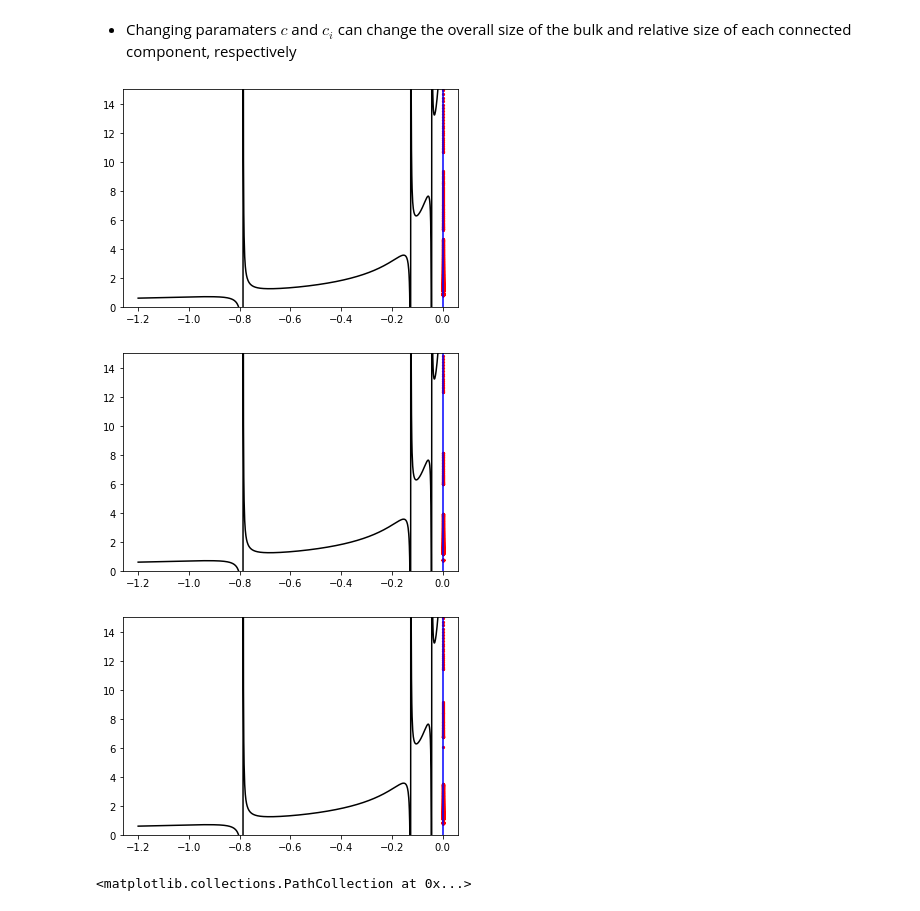
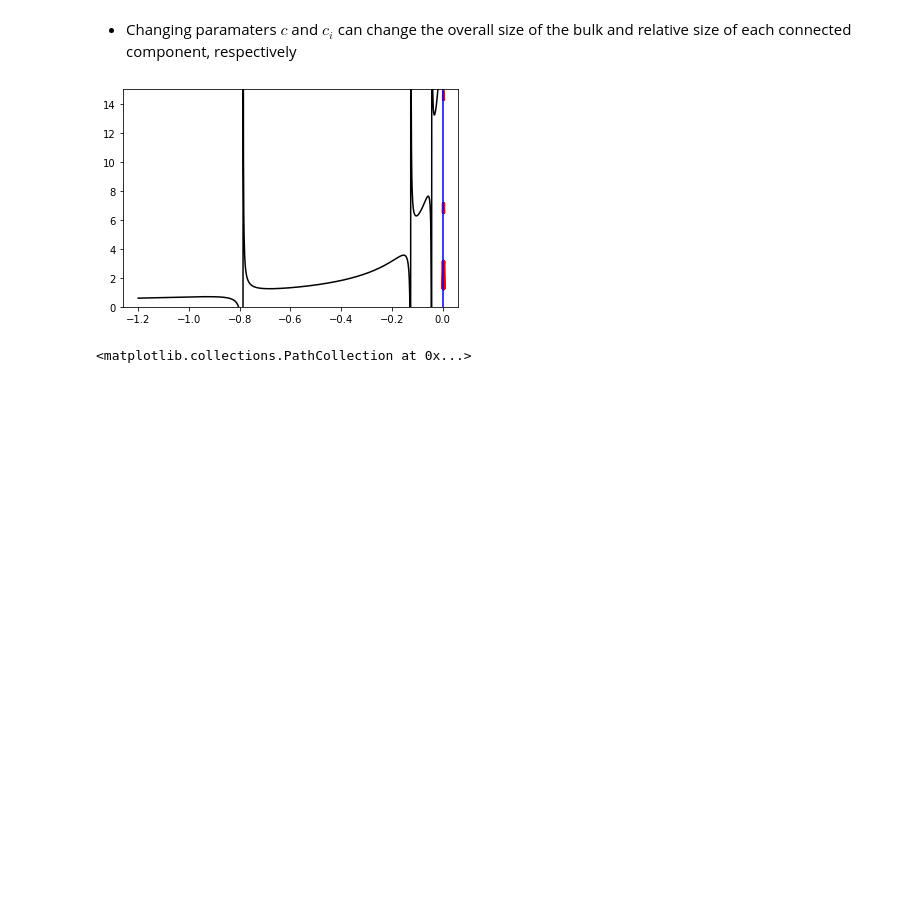
Before and after one commit to leonardocunha2107/TMA, a Jupyter notebook: tp2.ipynb, the cells around one changed output. Saved outputs shown, nothing was run; the diff lists cells and outputs as text; code cells hidden in the pictures; blank space fills up the shorter version.

```diff
--- a/tp2.ipynb
+++ b/tp2.ipynb
@@ -91,35 +91,35 @@ plt.plot(xs,fs)
 [figure]
 # %% [markdown]
 - Changing paramaters $c$ and $c_i$ can change the overall size of the bulk and relative size of each connected component, respectively
+# %%
+L_R=np.array([1,5,10])
 # %%
 ##tracing x(t)
 
 def x_t(t,u,c=0.15,p=None):
     if p is None: p=np.ones(len(u))/len(u)
-    return -1/t+c*((p*u)[None,:]/(t[:,None]*u[None,:]+1)).mean(axis=1)
+    return -1/t+c*((p*u)[None,:]/(t[:,None]*u[None,:]+1)).sum(axis=1)
 def plot_xt(c=0.06,p=None):
     t=np.linspace(-1.2,-0.0,1000,endpoint=False)
     xs=x_t(t,L_R,c,p)
     plt.ylim([0,15])
     plt.plot(t,x,c='k')
     bins,truth=np.linspace(0,20,1000),np.zeros(1000,dtype=np.bool)
 
 
     plt.vlines(0,0,15,color='b')
     cresc_x=np.array([xs[i] for i in range(len(xs)-1) if xs[i+1]>xs[i]])
     cx=cresc_x[np.logical_and(cresc_x>0,cresc_x<15)]
     plt.scatter(np.zeros(len(cx)),cx,c='r',alpha=1.0,s=5)
     plt.show()
 
-plot_xt(c=0.01)
+#plot_xt(c=0.01)
 plot_xt(c=0.1)
-plot_xt(c=0.1,p=np.array([0.1,0.8,0.1]))
+#plot_xt(c=0.1,p=np.array([0.1,0.8,0.1]))
 
 #plt.vlines()
 # %% [output]
-[figure, old version]
+[figure, new version]
-[figure, removed]
-[figure, removed]
 # %%
 idxs=np.digitize(xs,bins)
 truth[idxs-1]=True
```
Also changed, not shown: 1 other file.
